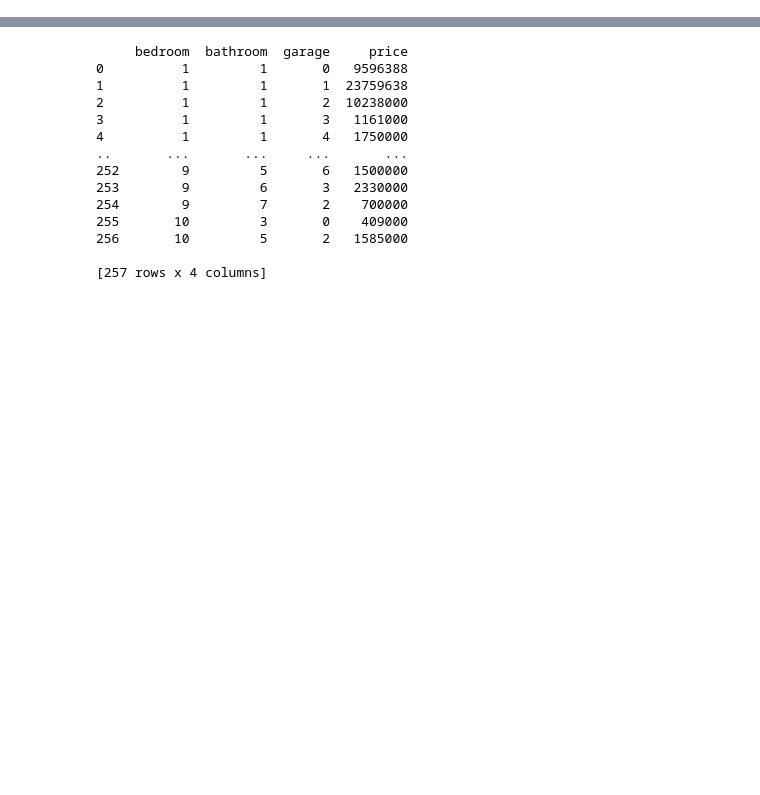
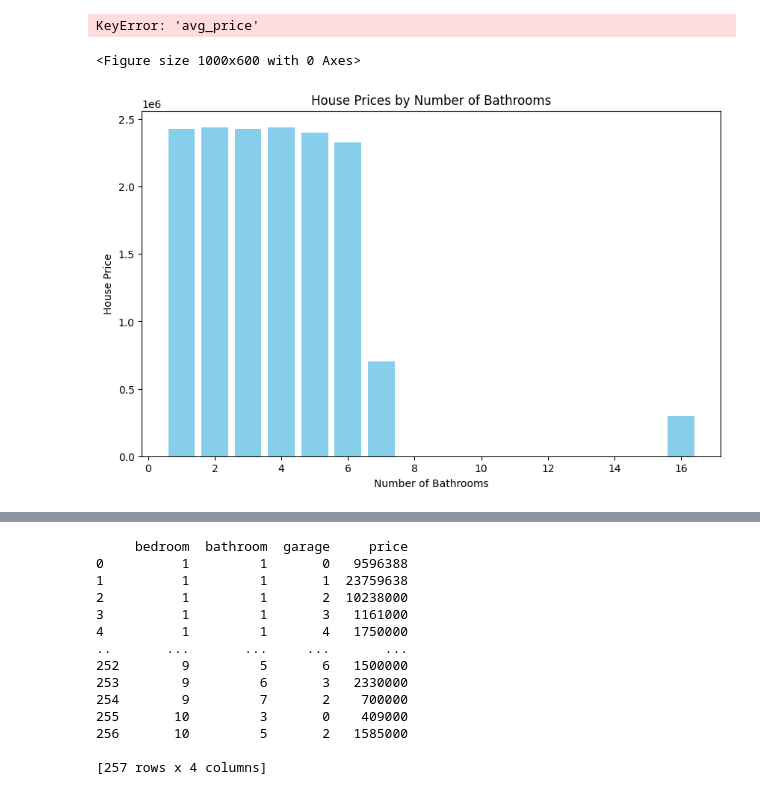
Before and after one commit to thenrymy/group-3-project3, a Jupyter notebook: property type stacked area chart.ipynb, the cells around one changed output, grey strips where cells are left out. Saved outputs shown, nothing was run; the diff lists cells and outputs as text; code cells hidden in the pictures; blank space fills up the shorter version.

```diff
--- a/property type stacked area chart.ipynb
+++ b/property type stacked area chart.ipynb
@@ -34,0 +42,29 @@ real_estate_data.head()
+# %%
+# Plot the bar chart
+plt.figure(figsize=(10, 6))
+plt.bar(perth_properties_data['bedroom'], perth_properties_data['avg_price'], color='skyblue')
+
+# Add title and labels
+plt.title('Average House Prices by Number of Bedrooms')
+plt.xlabel('Number of Bedrooms')
+plt.ylabel('Average House Price')
+
+# Show the plot
+plt.show()
+# %% [output]
+KeyError: 'avg_price'
+<Figure size 1000x600 with 0 Axes>
+# %%
+# Plot the bar chart
+plt.figure(figsize=(10, 6))
+plt.bar(perth_properties_data['bathroom'], perth_properties_data['price'], color='skyblue')
+
+# Add title and labels
+plt.title('House Prices by Number of Bathrooms')
+plt.xlabel('Number of Bathrooms')
+plt.ylabel('House Price')
+
+# Show the plot
+plt.show()
+# %% [output]
+[figure, added]
```
Also changed, not shown: parts of 5 cells of this notebook, 1 other file.
